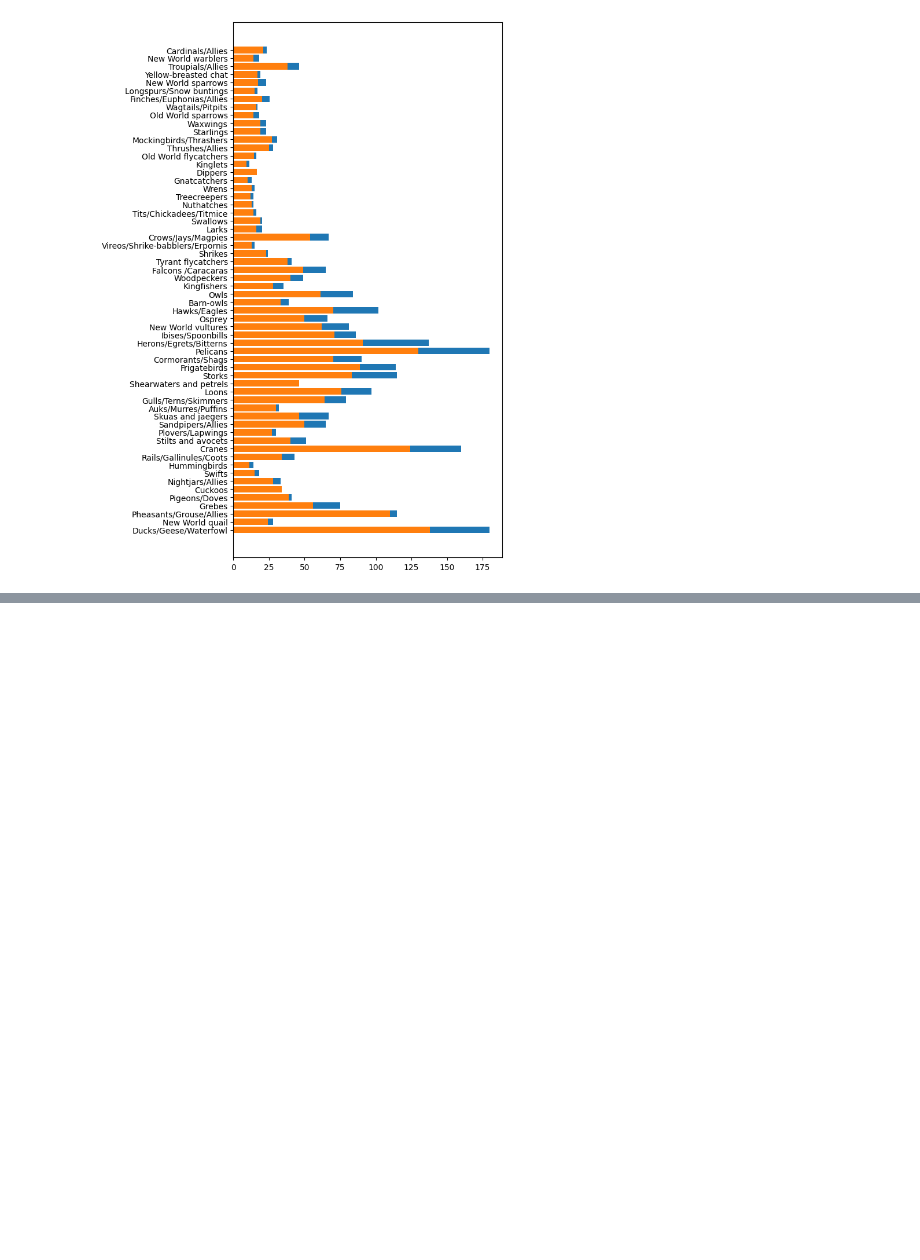
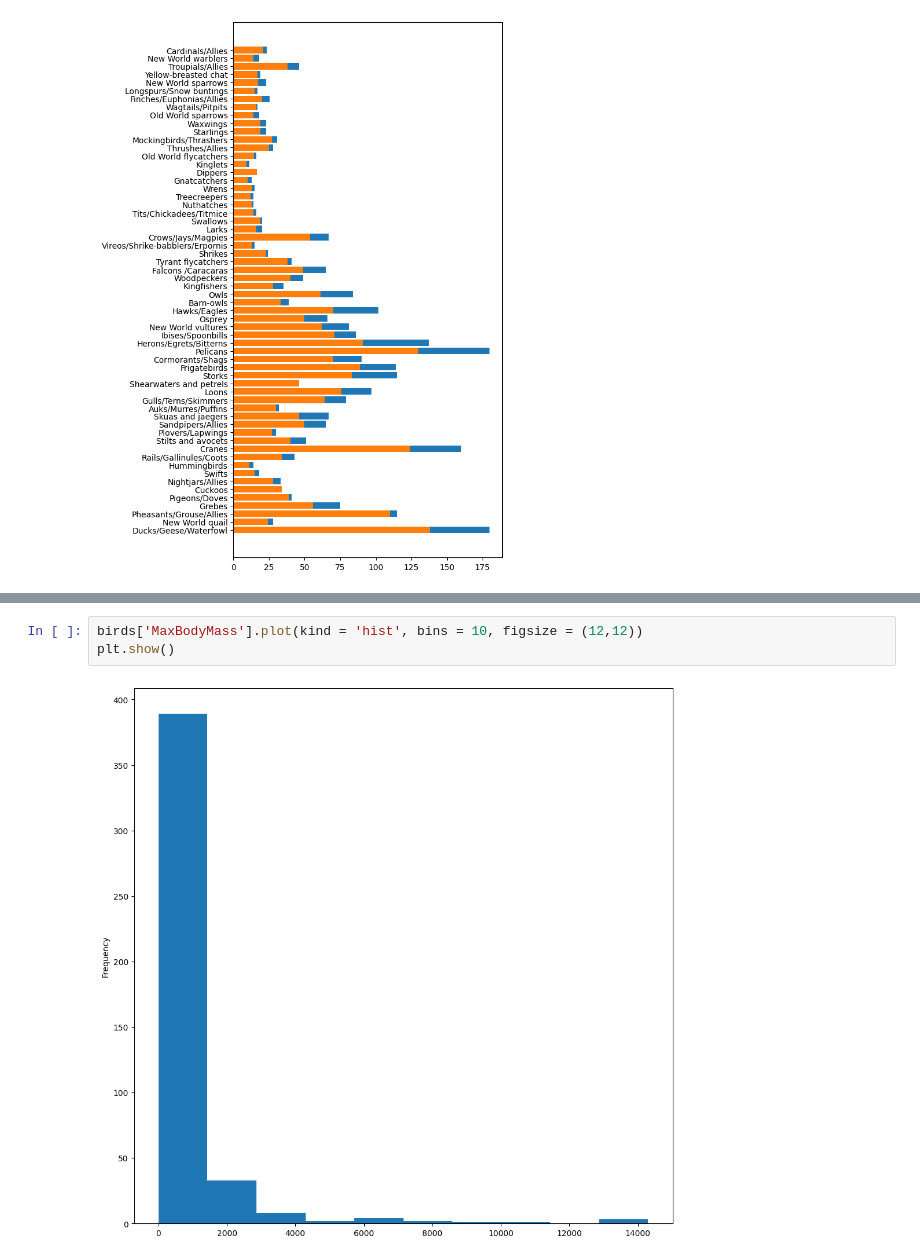
Before and after one commit to Yahyabonyguda/Data_Science_Assignment, a Jupyter notebook: Data Visualization.ipynb, the cells around one changed output, grey strips where cells are left out. Cells and saved outputs as stored; diff of their text form; blank space fills up the shorter version.

```diff
--- a/Data Visualization.ipynb
+++ b/Data Visualization.ipynb
@@ -124,0 +135,5 @@ plt.show()
+# %%
+birds['MaxBodyMass'].plot(kind = 'hist', bins = 10, figsize = (12,12))
+plt.show()
+# %% [output]
+[figure, added]
```
Also changed, not shown: parts of 13 cells of this notebook.
